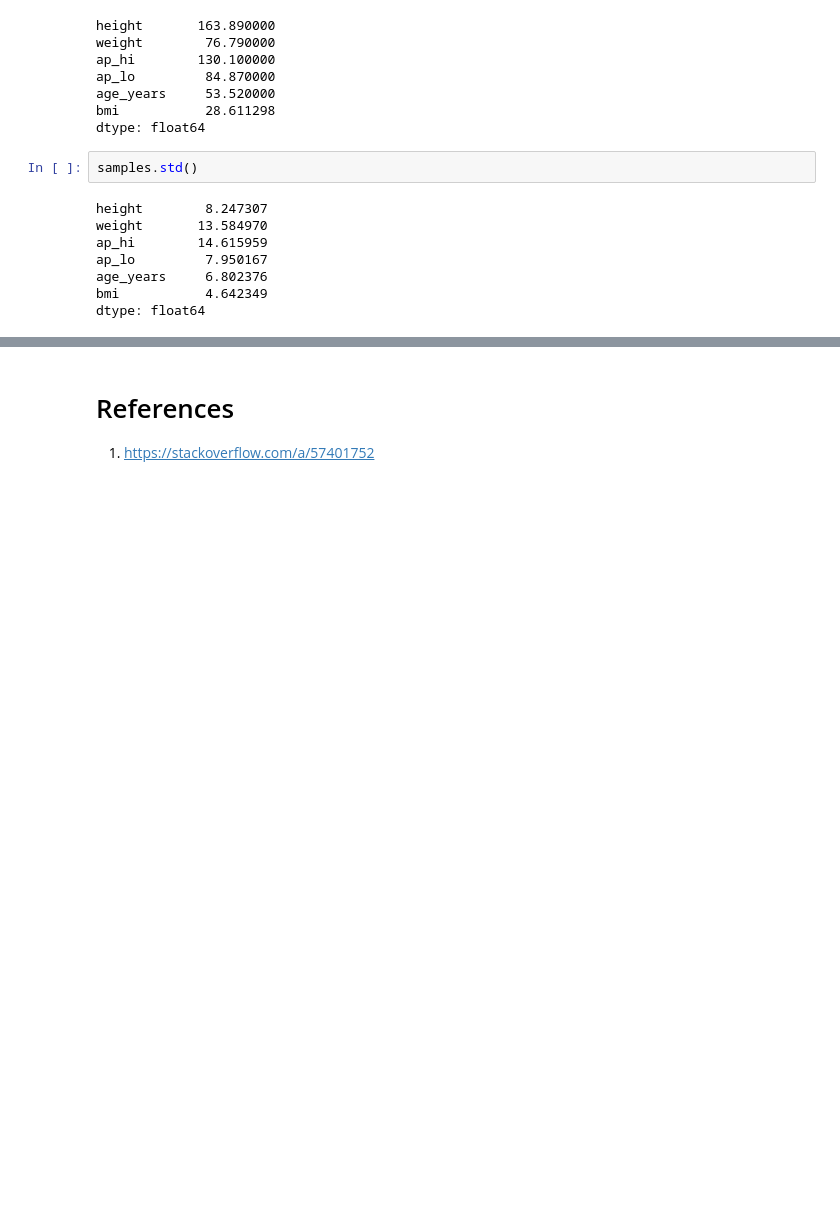
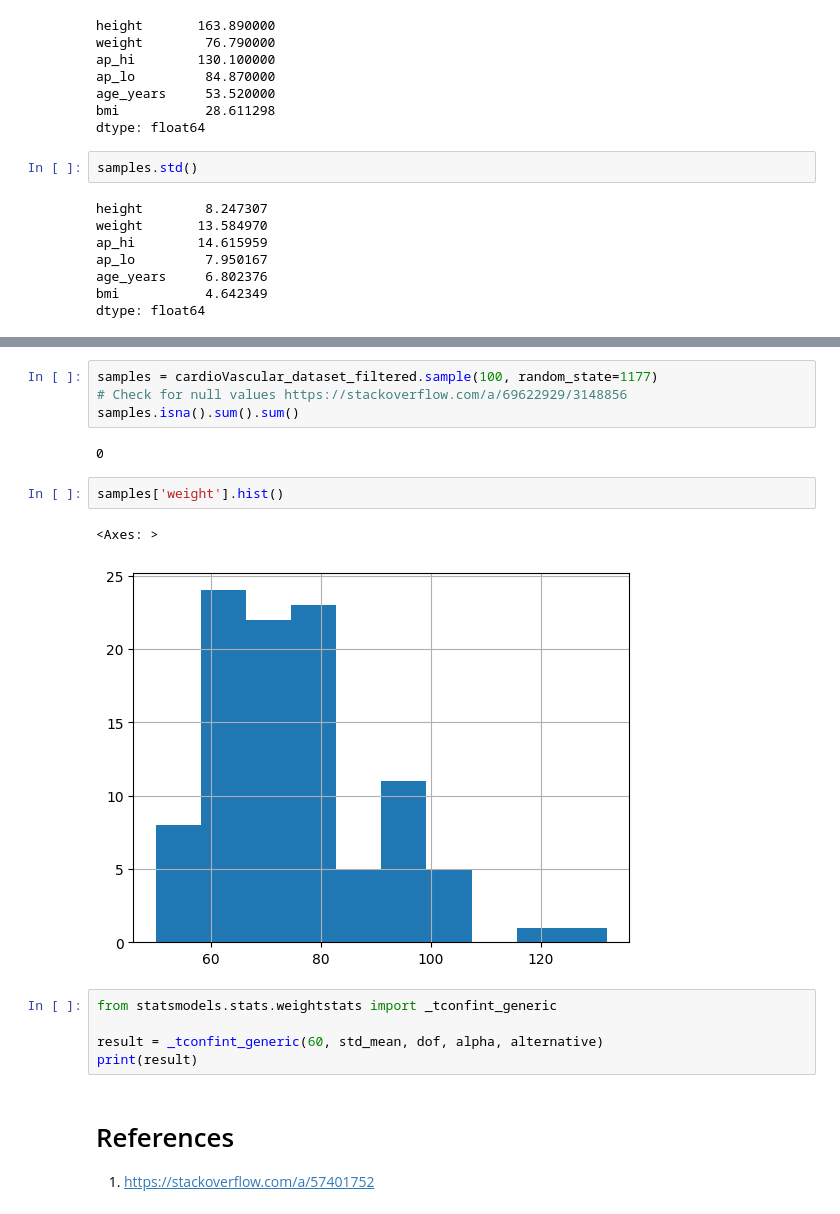
Before and after one commit to farhanarrafi/empirical-analysis-cardiovascular-data, a Jupyter notebook: Emperical_Analysis_Project.ipynb, the cells around one changed output, grey strips where cells are left out. Cells and saved outputs as stored; diff of their text form; blank space fills up the shorter version.

```diff
--- a/Emperical_Analysis_Project.ipynb
+++ b/Emperical_Analysis_Project.ipynb
@@ -159,3 +214,19 @@ dtype: float64
+# %%
+samples = cardioVascular_dataset_filtered.sample(100, random_state=1177)
+# Check for null values https://stackoverflow.com/a/69622929/3148856
+samples.isna().sum().sum()
+# %% [output]
+0
+# %%
+samples['weight'].hist()
+# %% [output]
+<Axes: >
+[figure, added]
+# %%
+from statsmodels.stats.weightstats import _tconfint_generic
+
+result = _tconfint_generic(60, std_mean, dof, alpha, alternative)
+print(result)
 # %% [markdown]
 # References
 
```
Also changed, not shown: parts of 11 cells of this notebook.
